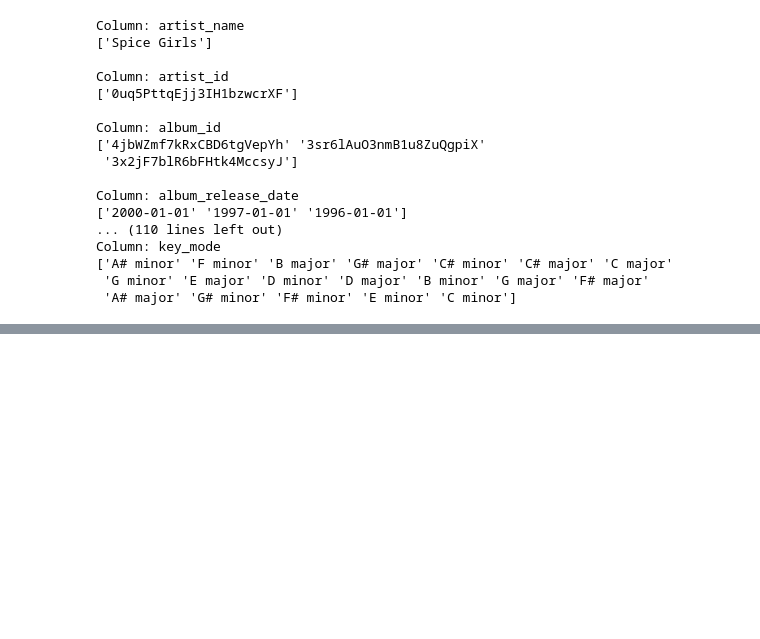
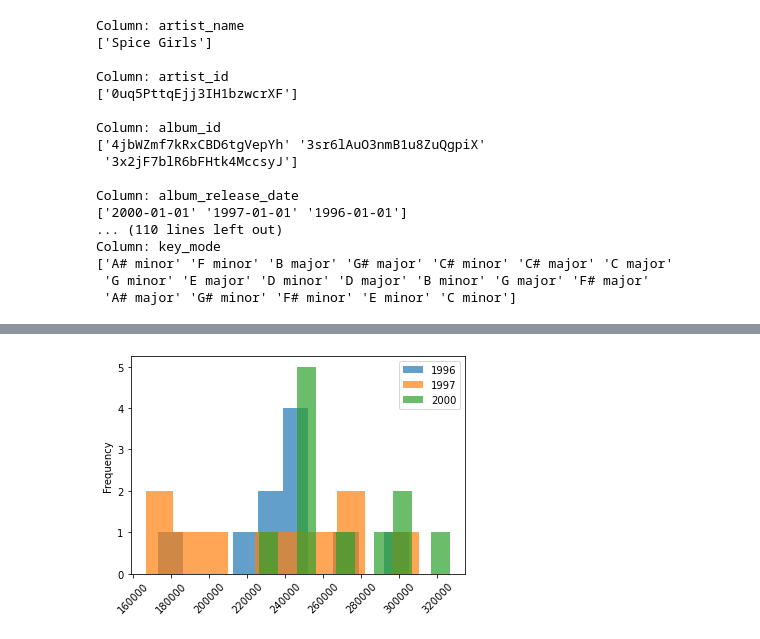
Before and after one commit to flyin01/tidy_tuesday, a Jupyter notebook: spice_girls_2021_12_14.ipynb, the cells around one changed output, grey strips where cells are left out. Cells and saved outputs as stored; diff of their text form; code cells hidden in the pictures; blank space fills up the shorter version.

```diff
--- a/spice_girls_2021_12_14.ipynb
+++ b/spice_girls_2021_12_14.ipynb
@@ -105,0 +135,9 @@ Column: key_mode
+# %%
+# duration distribution over three albums
+studio_album_tracks[studio_album_tracks["album_release_year"]==1996]["duration_ms"].plot(bins=10, kind = "hist", rot=45, alpha = 0.7)
+studio_album_tracks[studio_album_tracks["album_release_year"]==1997]["duration_ms"].plot(bins=10, kind = "hist", rot=45, alpha = 0.7)
+studio_album_tracks[studio_album_tracks["album_release_year"]==2000]["duration_ms"].plot(bins=10, kind = "hist", rot=45, alpha = 0.7)
+plt.legend([1996,1997,2000])
+plt.show()
+# %% [output]
+[figure, added]
```
Also changed, not shown: parts of 3 cells of this notebook.
